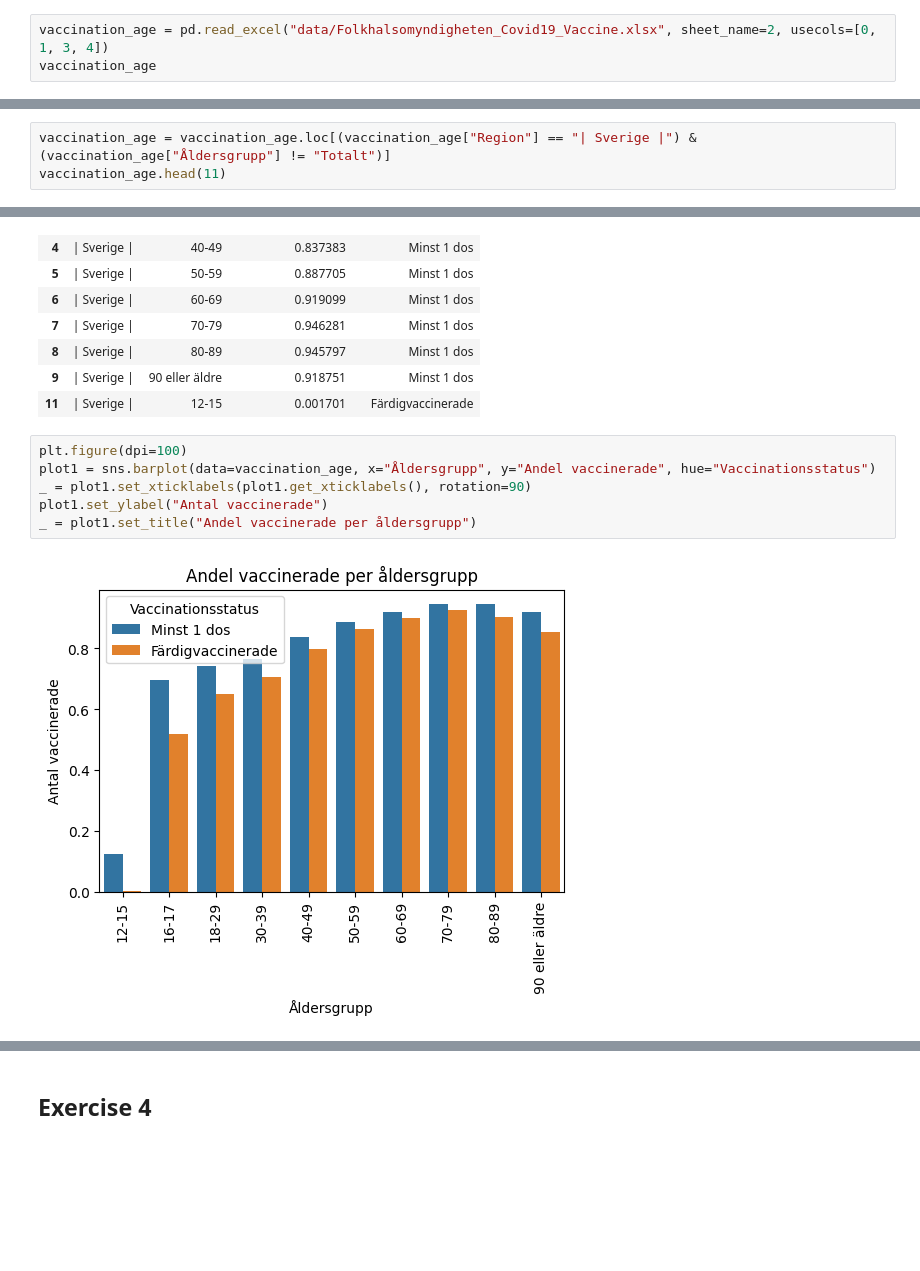
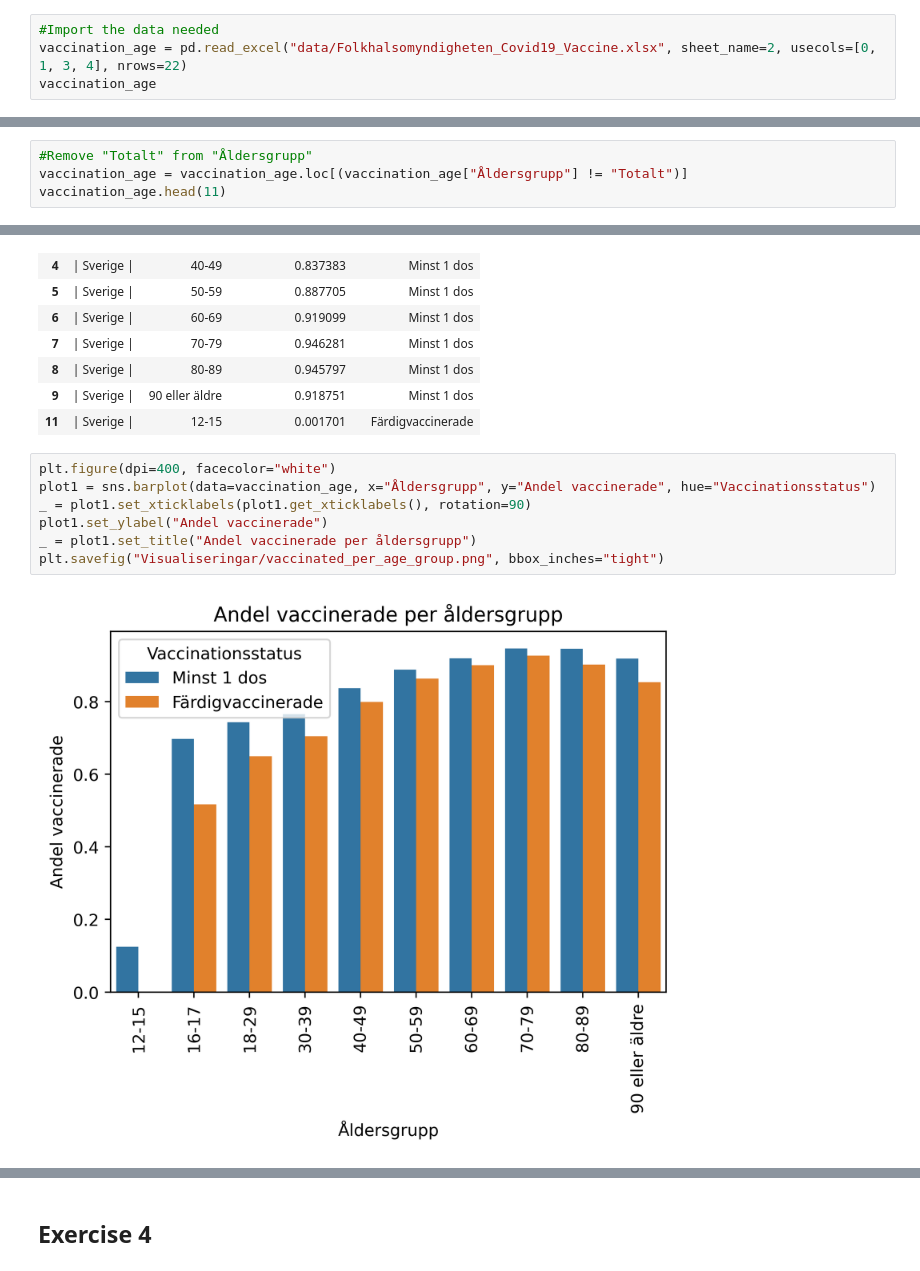
Before and after one commit to Anna-MariaSjolund/Data-Handling-Anna-MariaSjolund, a Jupyter notebook: Labs/Covid-Lab/covid_lab.ipynb, the cells around one changed output, grey strips where cells are left out. Saved outputs shown, nothing was run; the diff lists cells and outputs as text; blank space fills up the shorter version.

```diff
--- a/Labs/Covid-Lab/covid_lab.ipynb
+++ b/Labs/Covid-Lab/covid_lab.ipynb
@@ -546,5 +620,6 @@ plot1.set_xticklabels("v52. 2020", "v.20 2021", "v.41 2021")
 # %%
-vaccination_age = pd.read_excel("data/Folkhalsomyndigheten_Covid19_Vaccine.xlsx", sheet_name=2, usecols=[0, 1, 3, 4])
+#Import the data needed
+vaccination_age = pd.read_excel("data/Folkhalsomyndigheten_Covid19_Vaccine.xlsx", sheet_name=2, usecols=[0, 1, 3, 4], nrows=22)
 vaccination_age
 # %% [output]
 |  | Region | Åldersgrupp | Andel vaccinerade | Vaccinationsstatus |
@@ -563,5 +642,6 @@ vaccination_age
 # %%
-vaccination_age = vaccination_age.loc[(vaccination_age["Region"] == "| Sverige |") & (vaccination_age["Åldersgrupp"] != "Totalt")]
+#Remove "Totalt" from "Åldersgrupp"
+vaccination_age = vaccination_age.loc[(vaccination_age["Åldersgrupp"] != "Totalt")]
 vaccination_age.head(11)
 # %% [output]
 |  | Region | Åldersgrupp | Andel vaccinerade | Vaccinationsstatus |
@@ -577,13 +657,14 @@ vaccination_age.head(11)
 | 9 | | Sverige | | 90 eller äldre | 0.918751 | Minst 1 dos |
 | 11 | | Sverige | | 12-15 | 0.001701 | Färdigvaccinerade |
 # %%
-plt.figure(dpi=100)
+plt.figure(dpi=400, facecolor="white")
 plot1 = sns.barplot(data=vaccination_age, x="Åldersgrupp", y="Andel vaccinerade", hue="Vaccinationsstatus")
 _ = plot1.set_xticklabels(plot1.get_xticklabels(), rotation=90)
-plot1.set_ylabel("Antal vaccinerade")
+plot1.set_ylabel("Andel vaccinerade")
 _ = plot1.set_title("Andel vaccinerade per åldersgrupp")
+plt.savefig("Visualiseringar/vaccinated_per_age_group.png", bbox_inches="tight")
 # %% [output]
-[figure, old version]
+[figure, new version]
 # %% [markdown]
 ### KPI 6. The number of covid-19 cases (per 10,000 inhabitants) should not differ significantly between the different neighbourhoods in Gothenburg.
 
```
Also changed, not shown: parts of 55 cells of this notebook.
